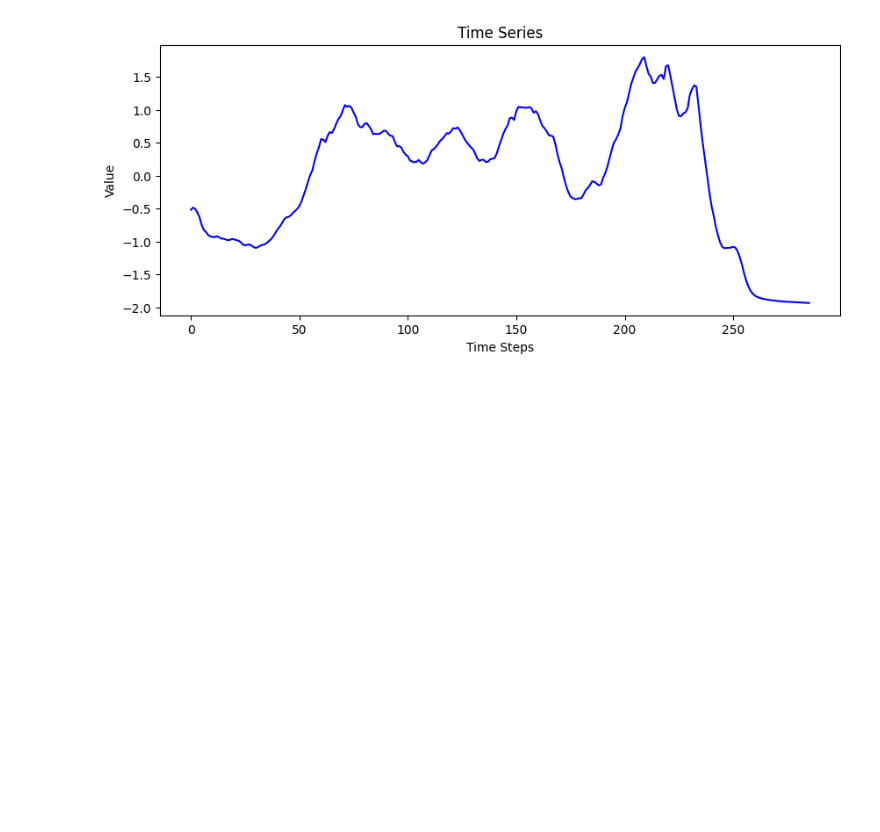
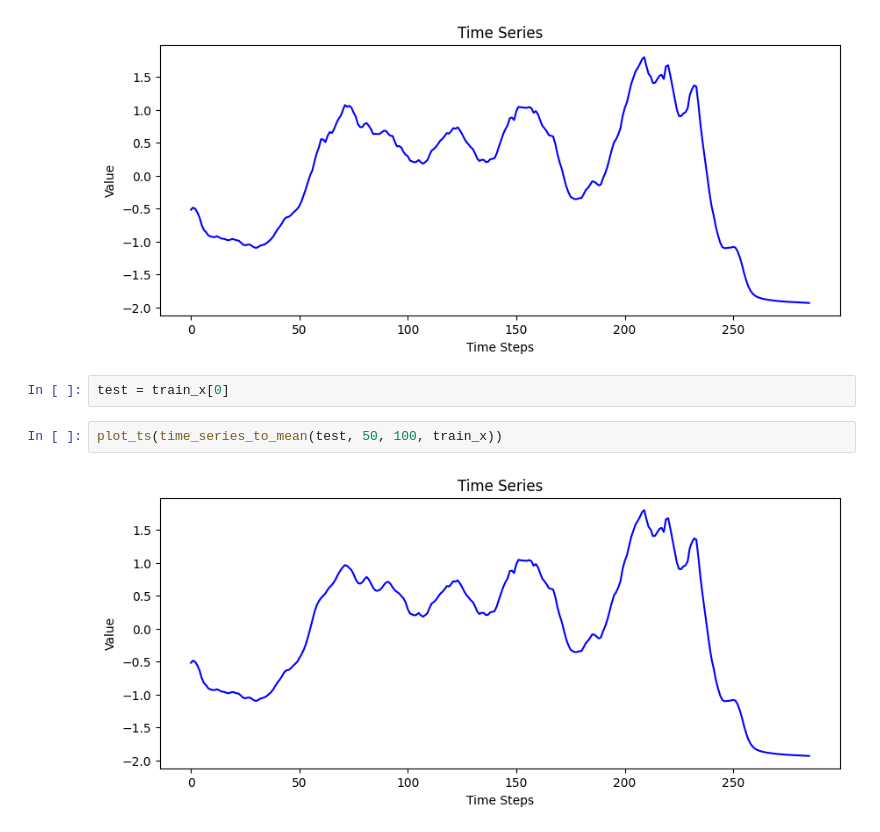
Before and after one commit to FabianWylczoch/XAI-for-Time-Series, a Jupyter notebook: shapelets_heightinvariant.ipynb, the cells around one changed output. Drawn from its saved outputs; the diff is of its cells as text; blank space fills up the shorter version.

```diff
--- a/shapelets_heightinvariant.ipynb
+++ b/shapelets_heightinvariant.ipynb
@@ -176,3 +206,9 @@ test_back_transformed = np.cumsum(np.concatenate([train_x[0][0].reshape(1,-1), t
 plot_ts(test_back_transformed)
 # %% [output]
 [figure]
+# %%
+test = train_x[0]
+# %%
+plot_ts(time_series_to_mean(test, 50, 100, train_x))
+# %% [output]
+[figure, added]
```
Also changed, not shown: parts of 14 cells of this notebook, 5 other files.
